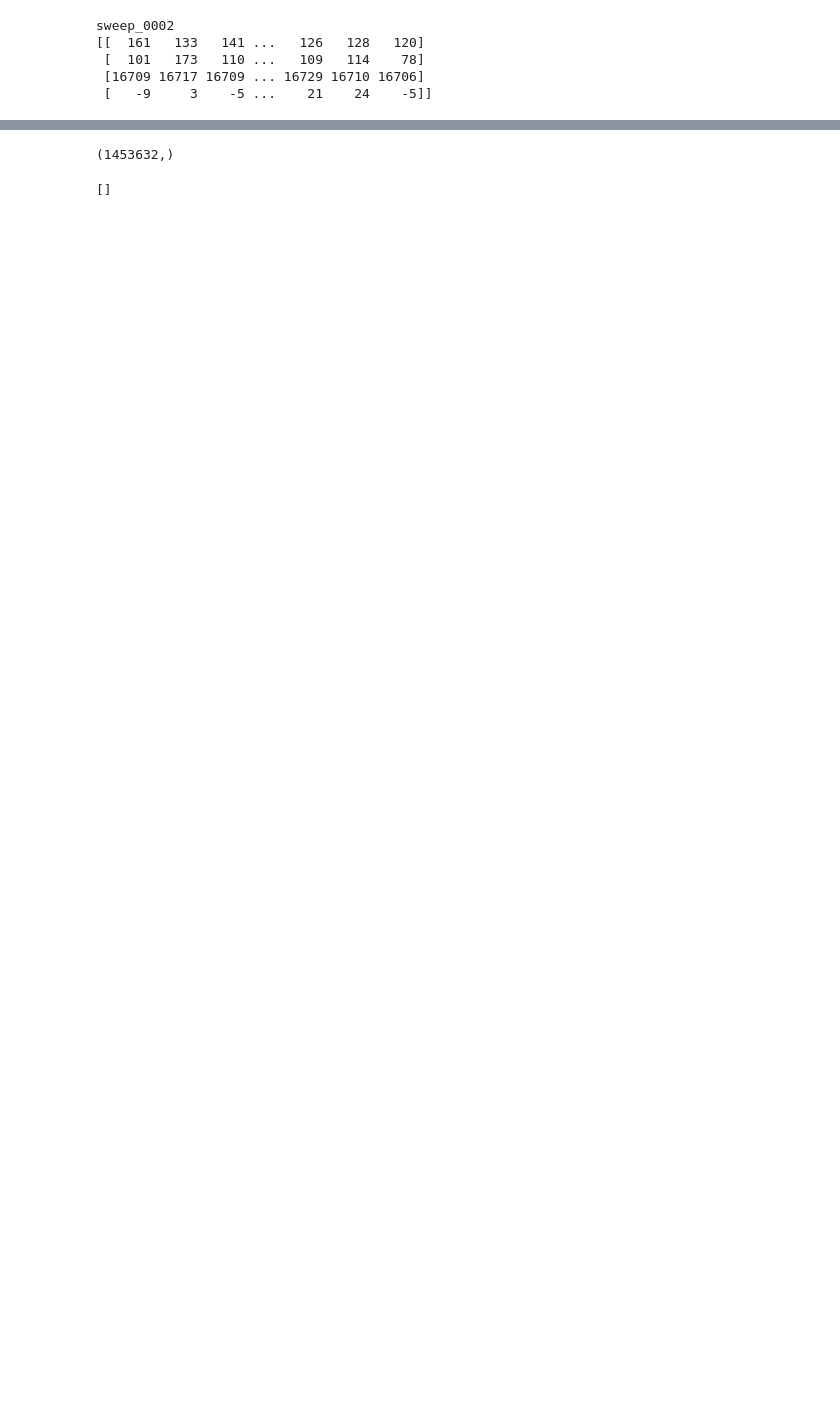
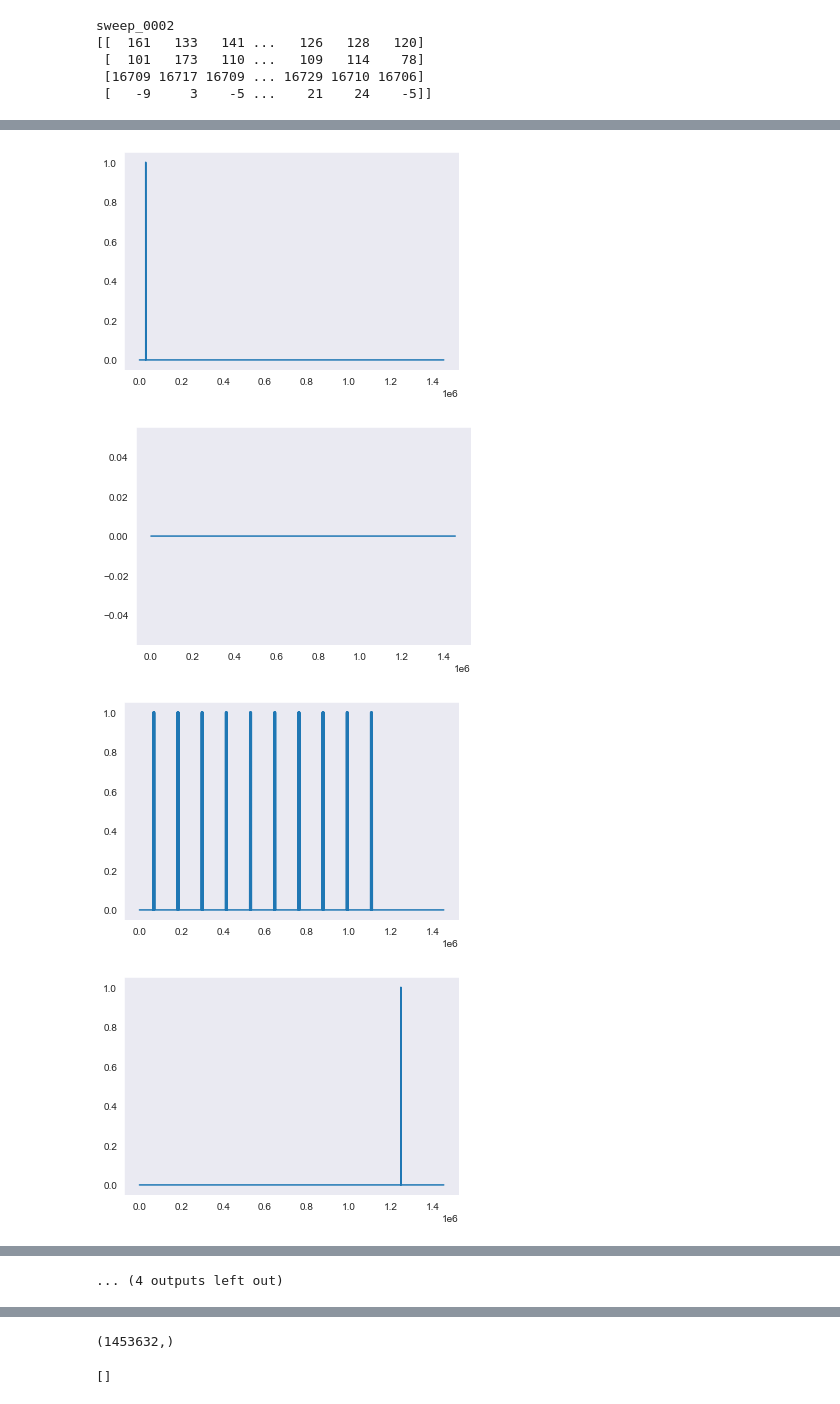
Before and after one commit to bramn22/DatajointVEIDB, a Jupyter notebook: notebooks/datajoint.ipynb, the cells around one changed output, grey strips where cells are left out. Saved outputs shown, nothing was run; the diff lists cells and outputs as text; code cells hidden in the pictures; blank space fills up the shorter version.

```diff
--- a/notebooks/datajoint.ipynb
+++ b/notebooks/datajoint.ipynb
@@ -106,0 +131,9 @@ plt.plot(sync[3])
+# %%
+for row in sync:
+    plt.plot(row)
+    plt.show()
+# %% [output]
+[figure, added]
+[figure, added]
+[figure, added]
+[figure, added]
@@ -107 +148,2 @@ plt.plot(sync[3])
+... (4 outputs left out)
 # %%
```
Also changed, not shown: parts of 36 cells of this notebook, 3 other files.
